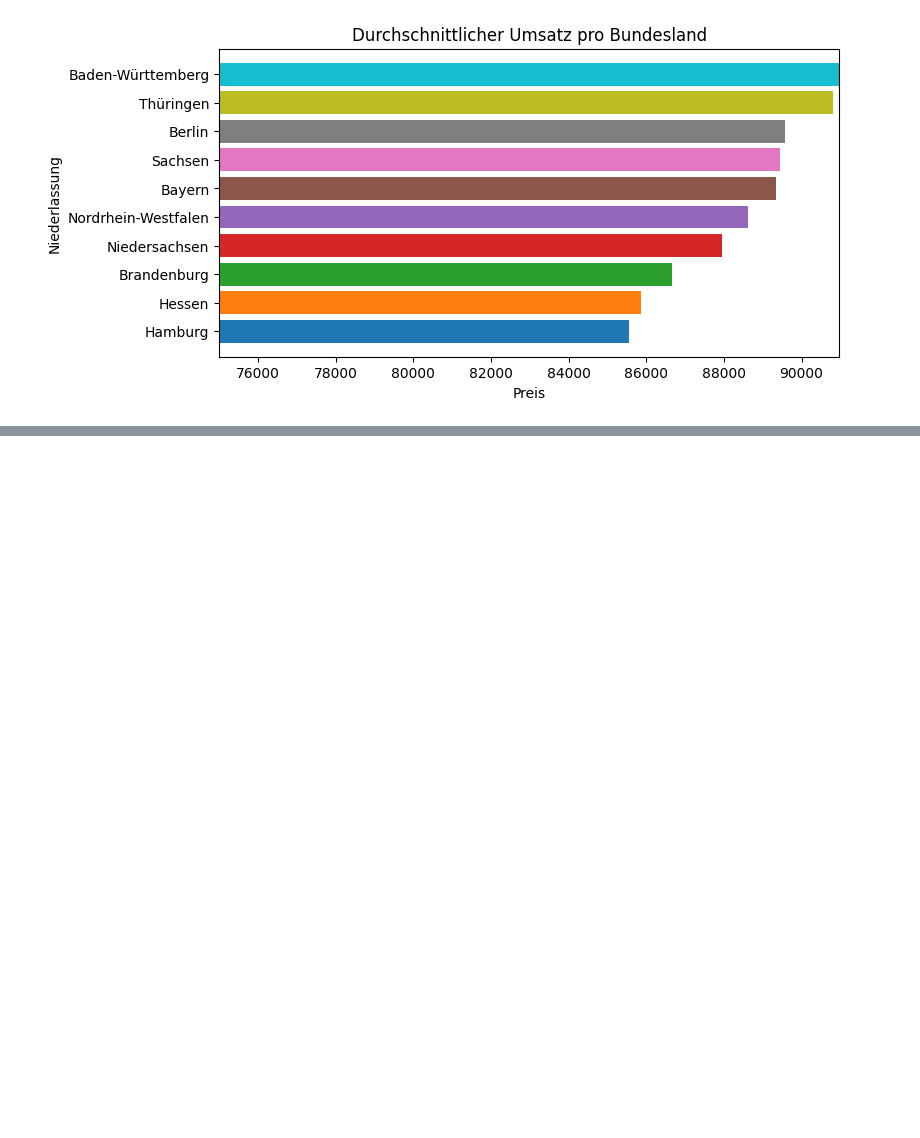
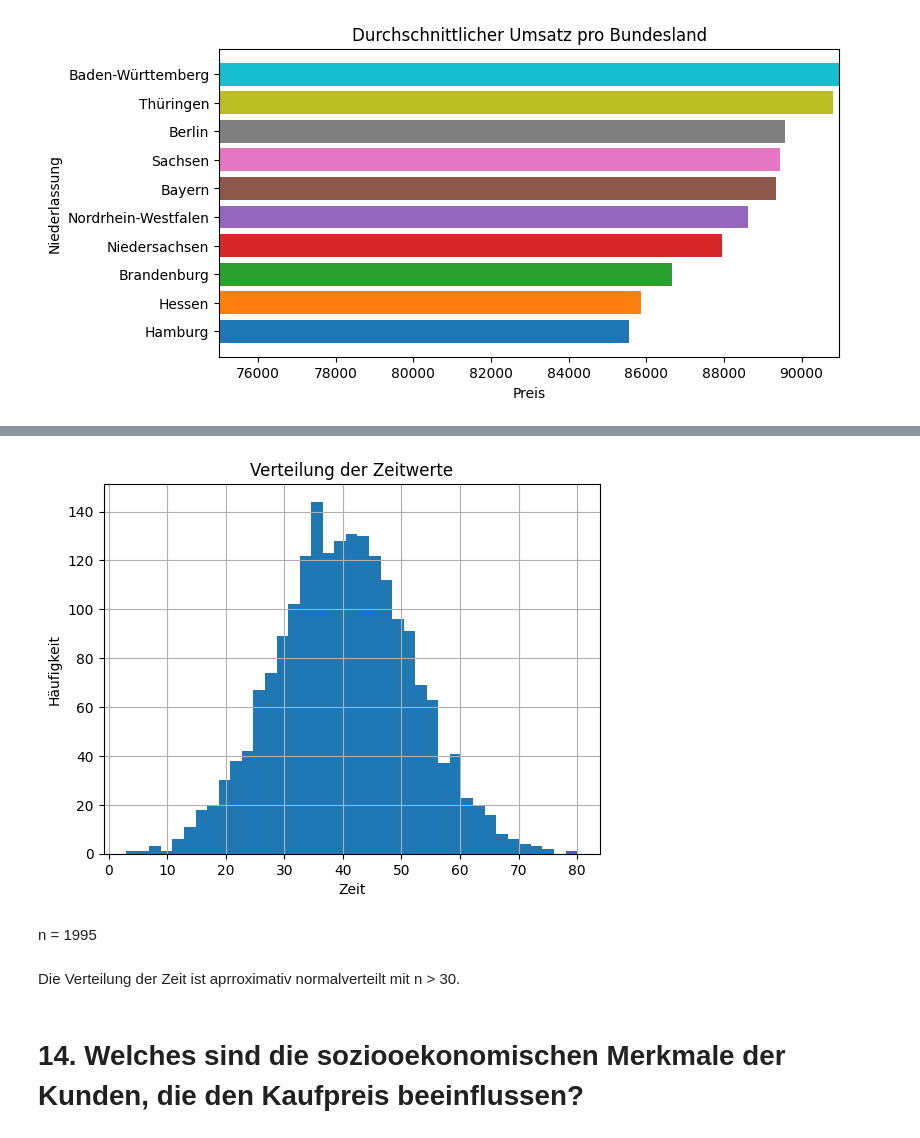
Before and after one commit to meeske1999/pr-si_meeske, a Jupyter notebook: slides_meeske.ipynb, the cells around one changed output, grey strips where cells are left out. Cells and saved outputs as stored; diff of their text form; code cells hidden in the pictures; blank space fills up the shorter version.

```diff
--- a/slides_meeske.ipynb
+++ b/slides_meeske.ipynb
@@ -47,0 +78,14 @@ fig
+# %%
+df['Zeit'].hist(bins=39)
+plt.xlabel('Zeit')
+plt.ylabel('Häufigkeit')
+plt.title('Verteilung der Zeitwerte')
+plt.show()
+# %% [output]
+[figure, added]
+# %% [markdown]
+n = 1995
+# %% [markdown]
+Die Verteilung der Zeit ist aprroximativ normalverteilt mit n > 30.
+# %% [markdown]
+# 14. Welches sind die soziooekonomischen Merkmale der Kunden, die den Kaufpreis beeinflussen?
```
Also changed, not shown: parts of 19 cells of this notebook, 1 other file.
